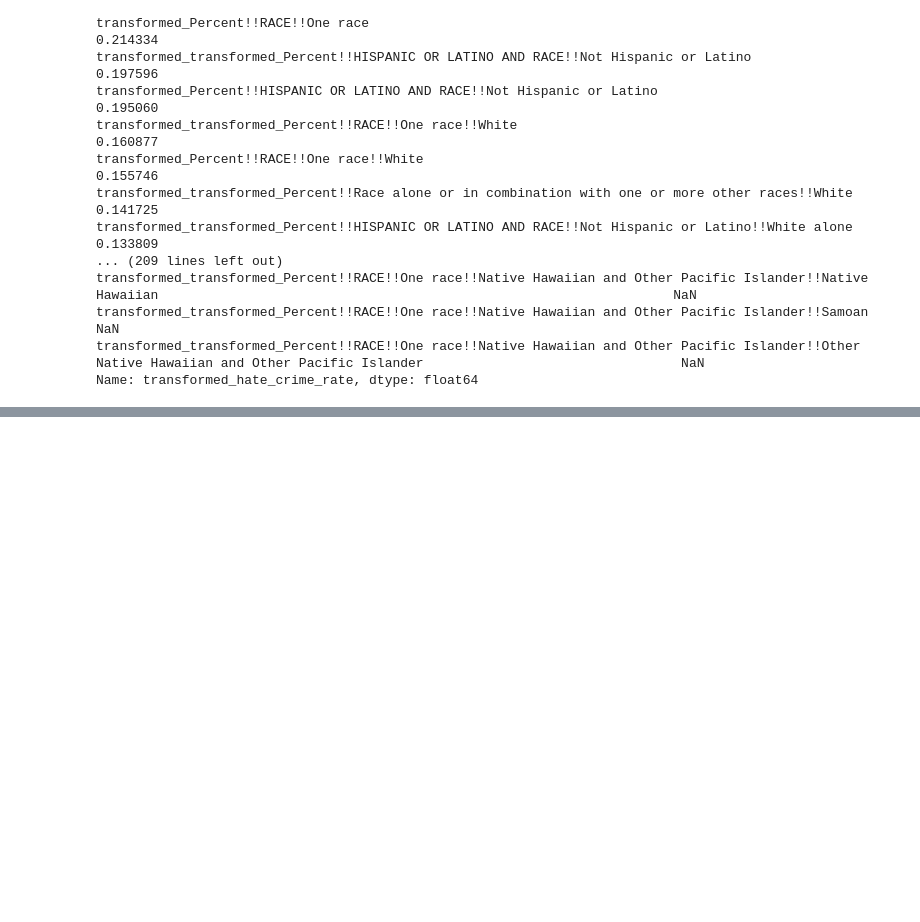
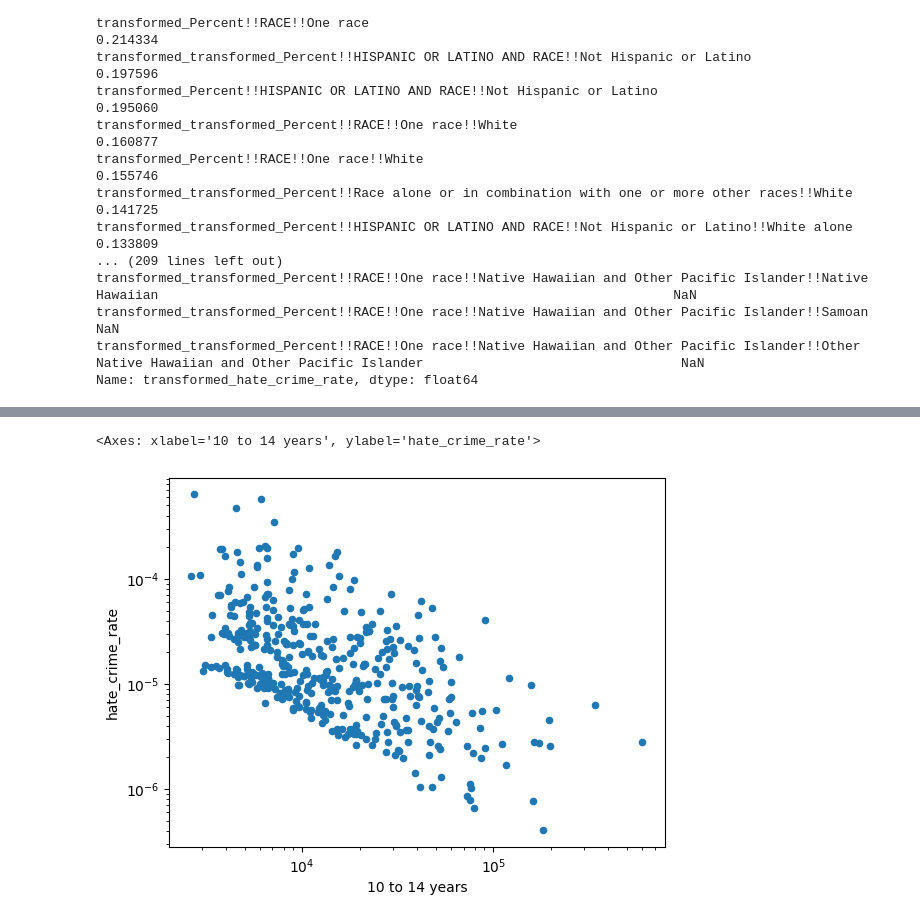
Before and after one commit to IsaacFigNewton/Analyzing-Hate-Crime-Data, a Jupyter notebook: Hate_Crime_Data_Prediction.ipynb, the cells around one changed output, grey strips where cells are left out. Cells and saved outputs as stored; diff of their text form; code cells hidden in the pictures; blank space fills up the shorter version.

```diff
--- a/Hate_Crime_Data_Prediction.ipynb
+++ b/Hate_Crime_Data_Prediction.ipynb
@@ -832,0 +851,5 @@ Name: transformed_hate_crime_rate, dtype: float64
+# %%
+county_hate_rates_df.plot.scatter(x="10 to 14 years", y="hate_crime_rate", logx=True, logy=True)
+# %% [output]
+<Axes: xlabel='10 to 14 years', ylabel='hate_crime_rate'>
+[figure, added]
```
Also changed, not shown: parts of 13 cells of this notebook.
